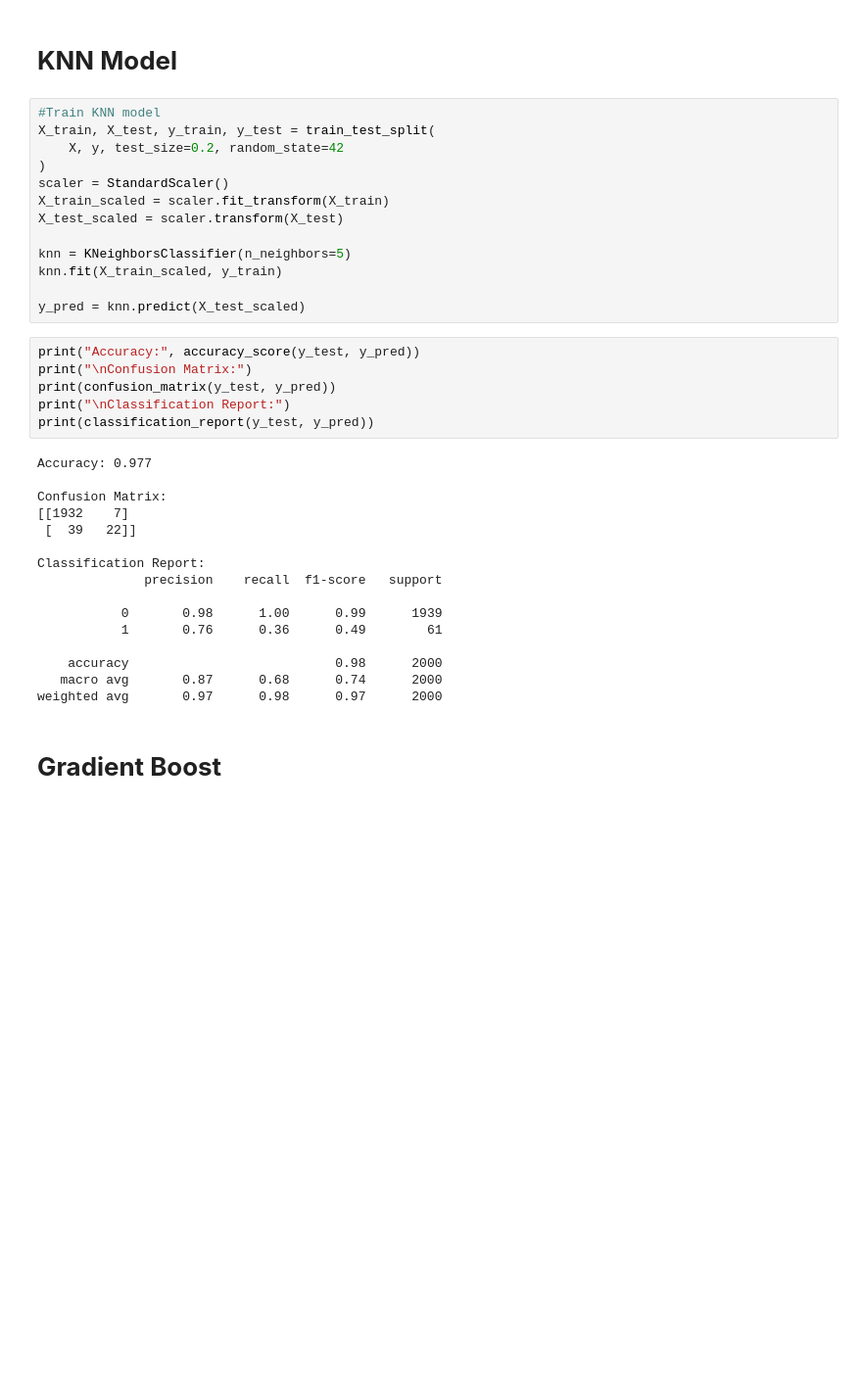
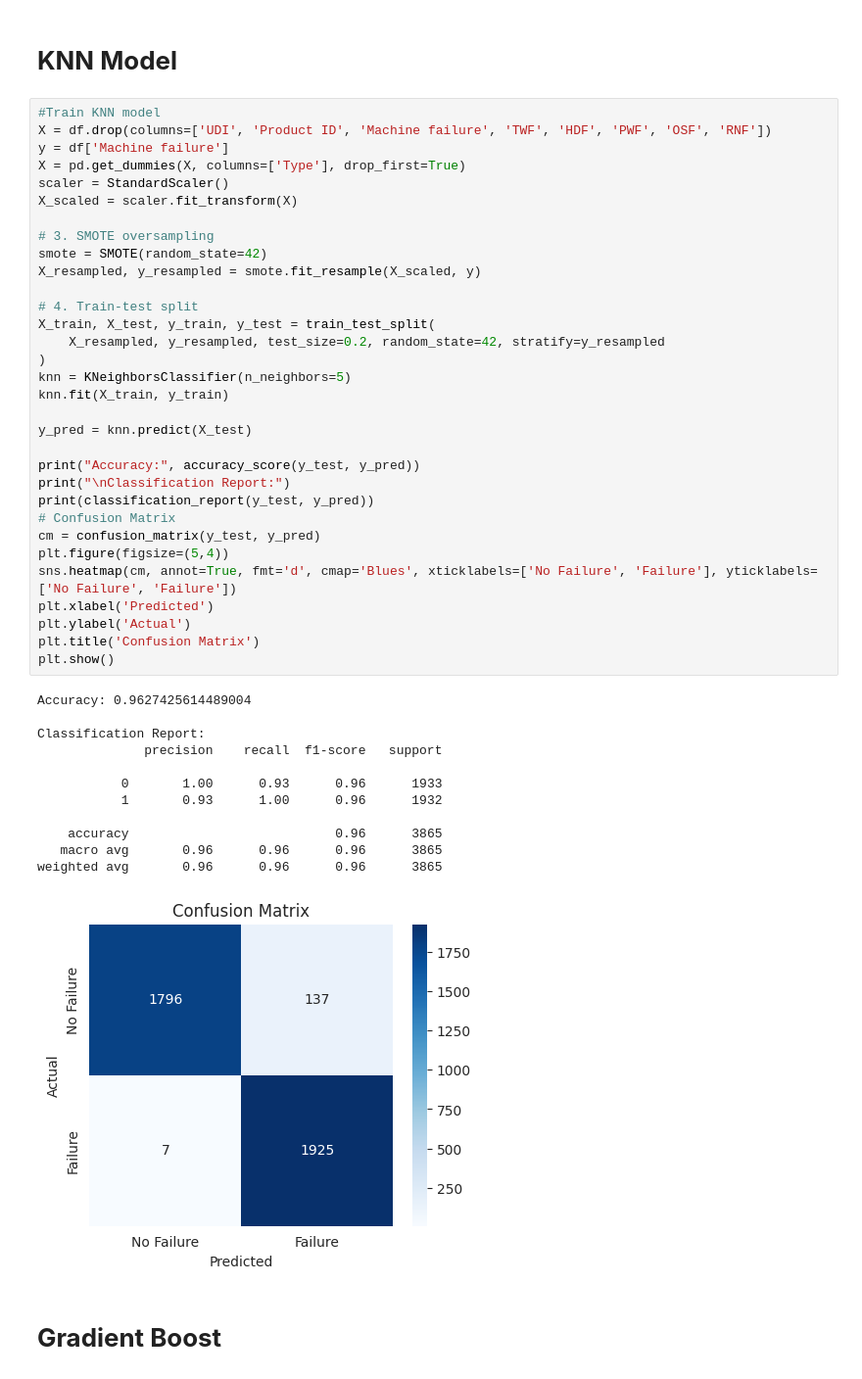
Before and after one commit to mayowaawo/Machine-Learning-Group-Project, a Jupyter notebook: KNN_Gradient_FInal_Project.ipynb, the cells around one changed output. Shown at 98% size. Drawn from its saved outputs; the diff is of its cells as text; blank space fills up the shorter version.

```diff
--- a/KNN_Gradient_FInal_Project.ipynb
+++ b/KNN_Gradient_FInal_Project.ipynb
@@ -46,41 +48,51 @@ X = df.drop(["Machine failure", "Product ID", "Type", "UDI"], axis=1)
 y = df["Machine failure"]
 # %% [markdown]
 # **KNN Model**
-# %%
-#Train KNN model
-X_train, X_test, y_train, y_test = train_test_split(
-    X, y, test_size=0.2, random_state=42
-)
-scaler = StandardScaler()
-X_train_scaled = scaler.fit_transform(X_train)
-X_test_scaled = scaler.transform(X_test)
-
-knn = KNeighborsClassifier(n_neighbors=5)
-knn.fit(X_train_scaled, y_train)
-
-y_pred = knn.predict(X_test_scaled)
-# %%
-print("Accuracy:", accuracy_score(y_test, y_pred))
-print("\nConfusion Matrix:")
-print(confusion_matrix(y_test, y_pred))
-print("\nClassification Report:")
-print(classification_report(y_test, y_pred))
-# %% [output]
-Accuracy: 0.977
-
-Confusion Matrix:
-[[1932    7]
- [  39   22]]
-
-Classification Report:
-              precision    recall  f1-score   support
-
-           0       0.98      1.00      0.99      1939
-           1       0.76      0.36      0.49        61
-
-    accuracy                           0.98      2000
-   macro avg       0.87      0.68      0.74      2000
-weighted avg       0.97      0.98      0.97      2000
+# %%
+#Train KNN model
+X = df.drop(columns=['UDI', 'Product ID', 'Machine failure', 'TWF', 'HDF', 'PWF', 'OSF', 'RNF'])
+y = df['Machine failure']
+X = pd.get_dummies(X, columns=['Type'], drop_first=True)
+scaler = StandardScaler()
+X_scaled = scaler.fit_transform(X)
+
+# 3. SMOTE oversampling
+smote = SMOTE(random_state=42)
+X_resampled, y_resampled = smote.fit_resample(X_scaled, y)
+
+# 4. Train-test split
+X_train, X_test, y_train, y_test = train_test_split(
+    X_resampled, y_resampled, test_size=0.2, random_state=42, stratify=y_resampled
+)
+knn = KNeighborsClassifier(n_neighbors=5)
+knn.fit(X_train, y_train)
+
+y_pred = knn.predict(X_test)
+
+print("Accuracy:", accuracy_score(y_test, y_pred))
+print("\nClassification Report:")
+print(classification_report(y_test, y_pred))
+# Confusion Matrix
+cm = confusion_matrix(y_test, y_pred)
+plt.figure(figsize=(5,4))
+sns.heatmap(cm, annot=True, fmt='d', cmap='Blues', xticklabels=['No Failure', 'Failure'], yticklabels=['No Failure', 'Failure'])
+plt.xlabel('Predicted')
+plt.ylabel('Actual')
+plt.title('Confusion Matrix')
+plt.show()
+# %% [output]
+Accuracy: 0.9627425614489004
+
+Classification Report:
+              precision    recall  f1-score   support
+
+           0       1.00      0.93      0.96      1933
+           1       0.93      1.00      0.96      1932
+
+    accuracy                           0.96      3865
+   macro avg       0.96      0.96      0.96      3865
+weighted avg       0.96      0.96      0.96      3865
+[figure, added]
 # %% [markdown]
 # **Gradient Boost**
 # %%
```
Also changed, not shown: parts of 7 cells of this notebook.
